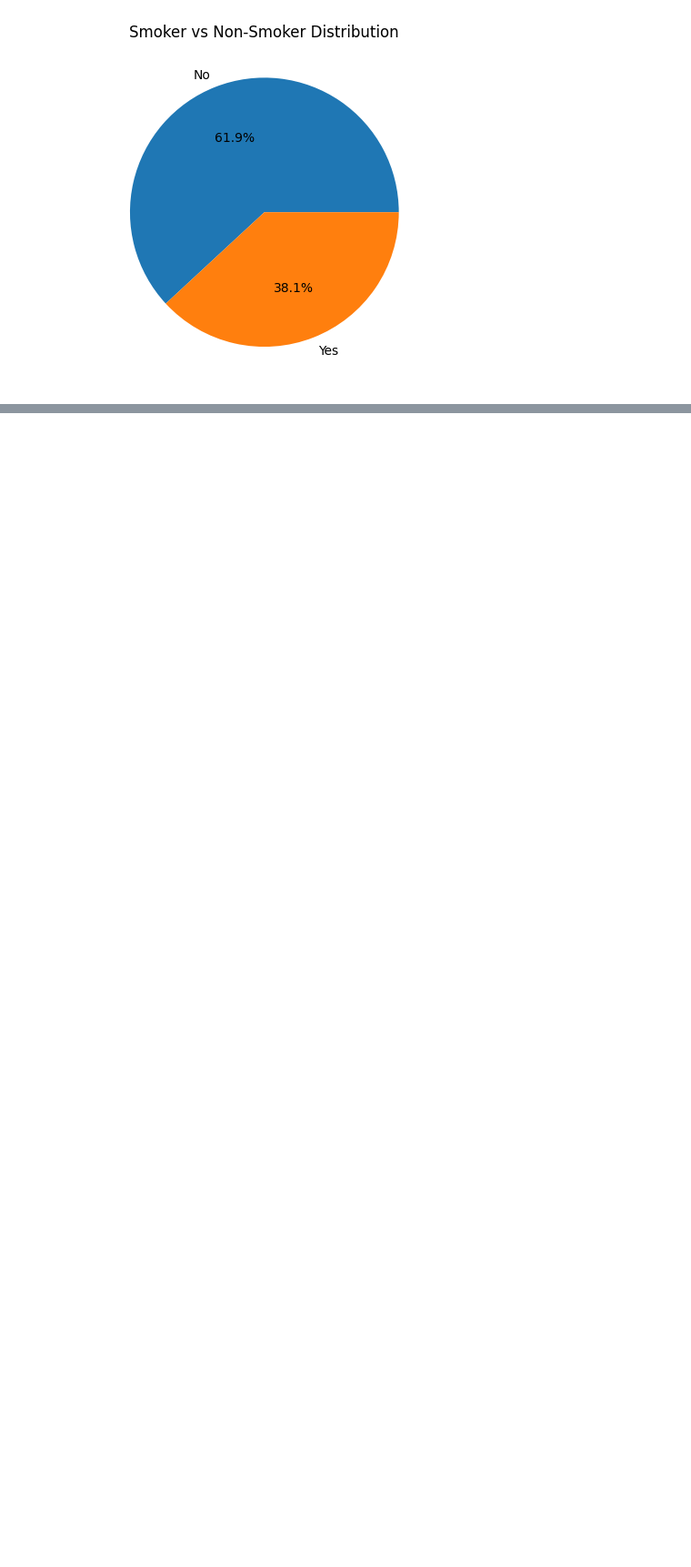
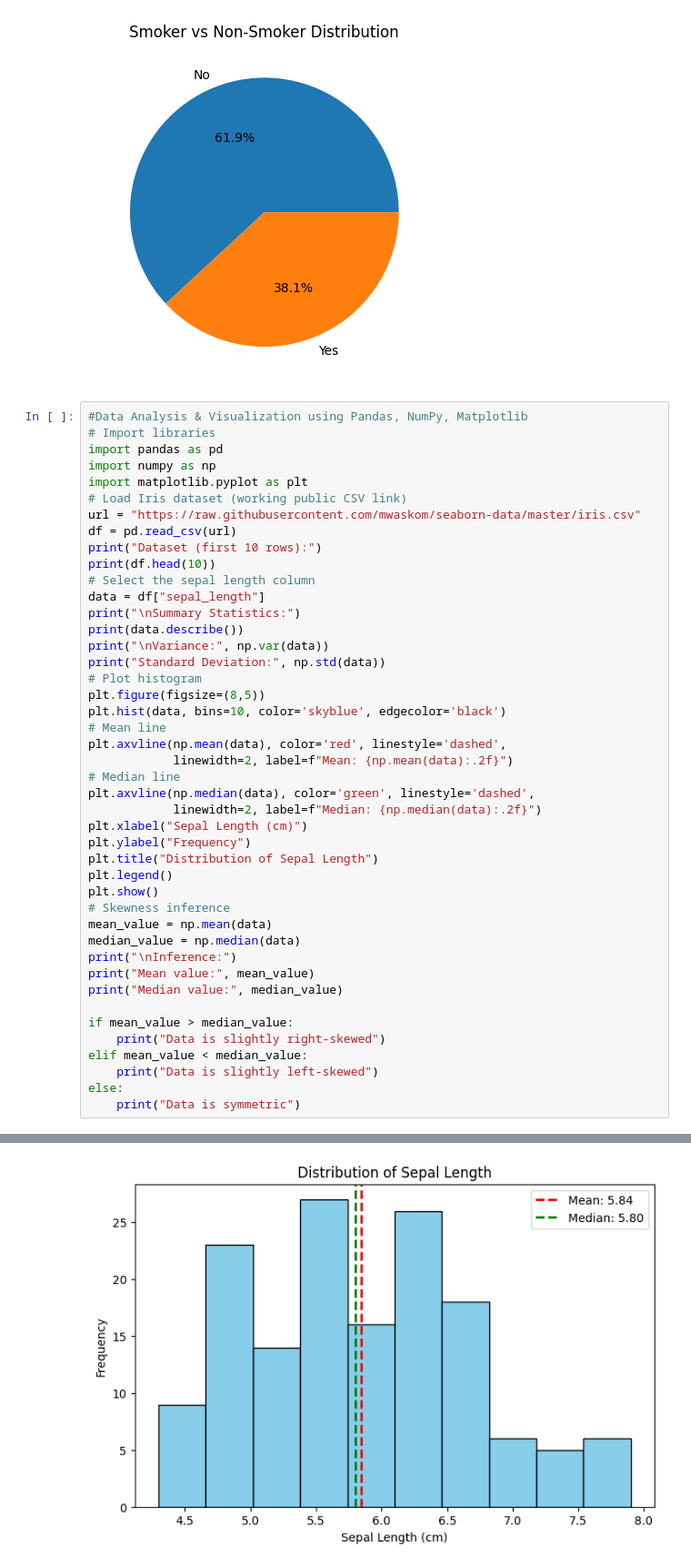
Before and after one commit to Grecia1225/2025-26-4090-Grecia-AI-B-DS, a Jupyter notebook: 17_02_2026.ipynb, the cells around one changed output, grey strips where cells are left out. Shown at 91% size. Saved outputs shown, nothing was run; the diff lists cells and outputs as text; blank space fills up the shorter version.

```diff
--- a/17_02_2026.ipynb
+++ b/17_02_2026.ipynb
@@ -195,3 +195,48 @@ dtype: int64
 [figure]
 [figure]
 [figure]
+# %%
+#Data Analysis & Visualization using Pandas, NumPy, Matplotlib
+# Import libraries
+import pandas as pd
+import numpy as np
+import matplotlib.pyplot as plt
+# Load Iris dataset (working public CSV link)
+url = "https://raw.githubusercontent.com/mwaskom/seaborn-data/master/iris.csv"
+df = pd.read_csv(url)
+print("Dataset (first 10 rows):")
+print(df.head(10))
+# Select the sepal length column
+data = df["sepal_length"]
+print("\nSummary Statistics:")
+print(data.describe())
+print("\nVariance:", np.var(data))
+print("Standard Deviation:", np.std(data))
+# Plot histogram
+plt.figure(figsize=(8,5))
+plt.hist(data, bins=10, color='skyblue', edgecolor='black')
+# Mean line
+plt.axvline(np.mean(data), color='red', linestyle='dashed',
+            linewidth=2, label=f"Mean: {np.mean(data):.2f}")
+# Median line
+plt.axvline(np.median(data), color='green', linestyle='dashed',
+            linewidth=2, label=f"Median: {np.median(data):.2f}")
+plt.xlabel("Sepal Length (cm)")
+plt.ylabel("Frequency")
+plt.title("Distribution of Sepal Length")
+plt.legend()
+plt.show()
+# Skewness inference
+mean_value = np.mean(data)
+median_value = np.median(data)
+print("\nInference:")
+print("Mean value:", mean_value)
+print("Median value:", median_value)
+
+if mean_value > median_value:
+    print("Data is slightly right-skewed")
+elif mean_value < median_value:
+    print("Data is slightly left-skewed")
+else:
+    print("Data is symmetric")
+# %% [output]
@@ -197,0 +260 @@ dtype: int64
+[figure, added]
```
Also changed, not shown: parts of 2 cells of this notebook.
